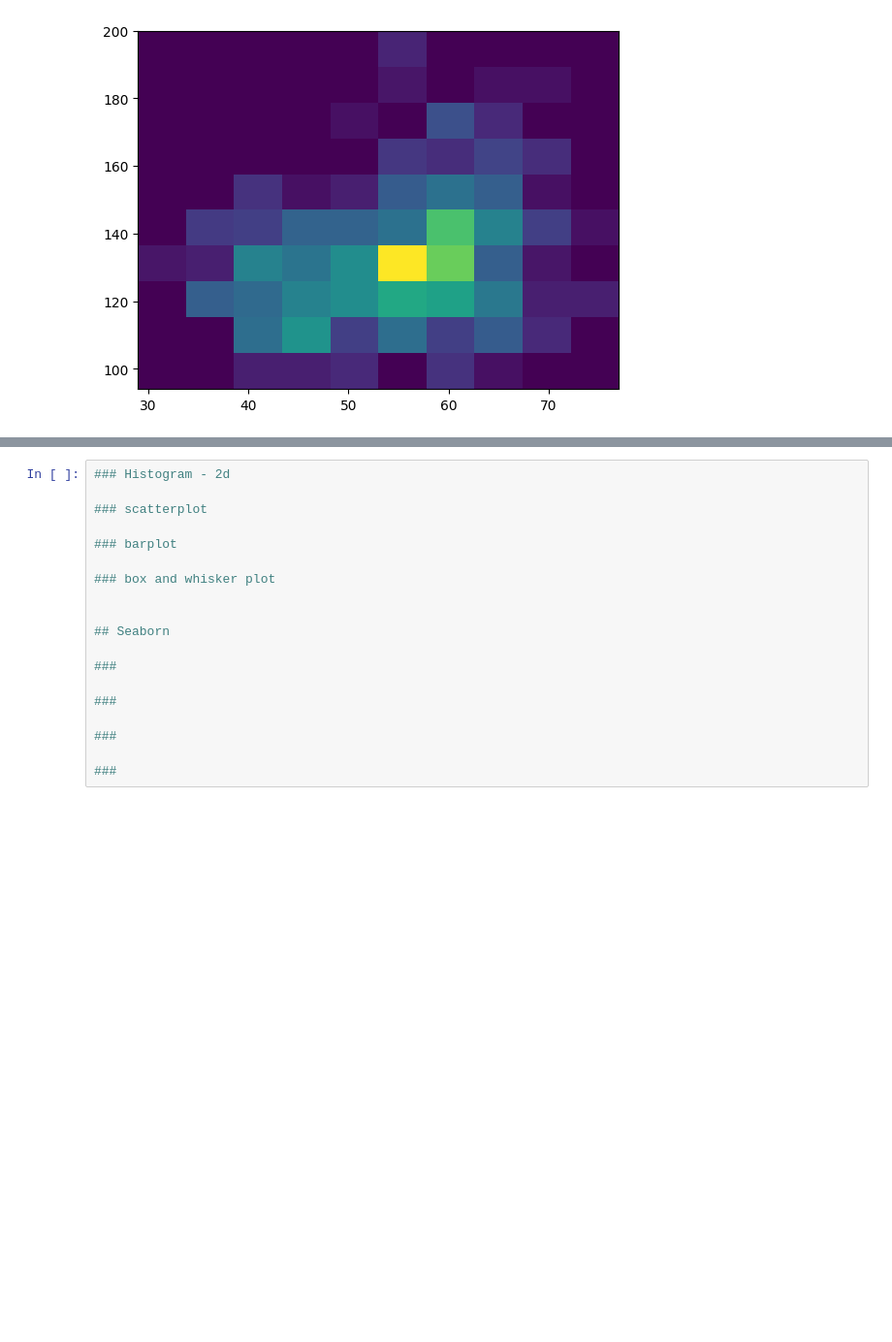
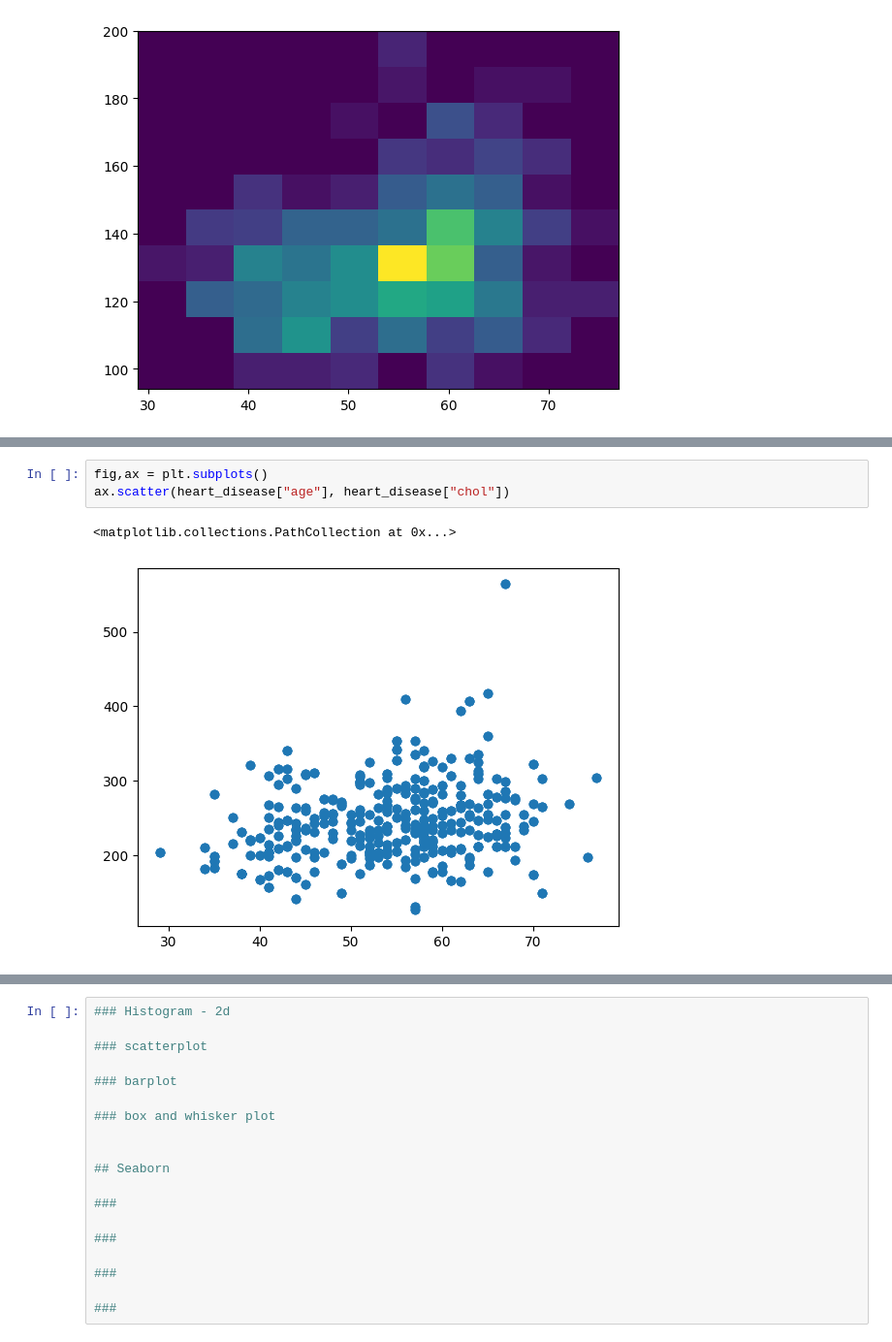
Before and after one commit to computationalUncertaintyLab/dexp_book, a Jupyter notebook: Chap3_Dataviz.ipynb, the cells around one changed output, grey strips where cells are left out. Shown at 97% size. Drawn from its saved outputs; the diff is of its cells as text; blank space fills up the shorter version.

```diff
--- a/Chap3_Dataviz.ipynb
+++ b/Chap3_Dataviz.ipynb
@@ -162,0 +174,6 @@ plt.hist2d(heart_disease["age"], heart_disease["trestbps"])
+# %%
+fig,ax = plt.subplots()
+ax.scatter(heart_disease["age"], heart_disease["chol"])
+# %% [output]
+<matplotlib.collections.PathCollection at 0x...>
+[figure, added]
```
Also changed, not shown: parts of 2 cells of this notebook.
